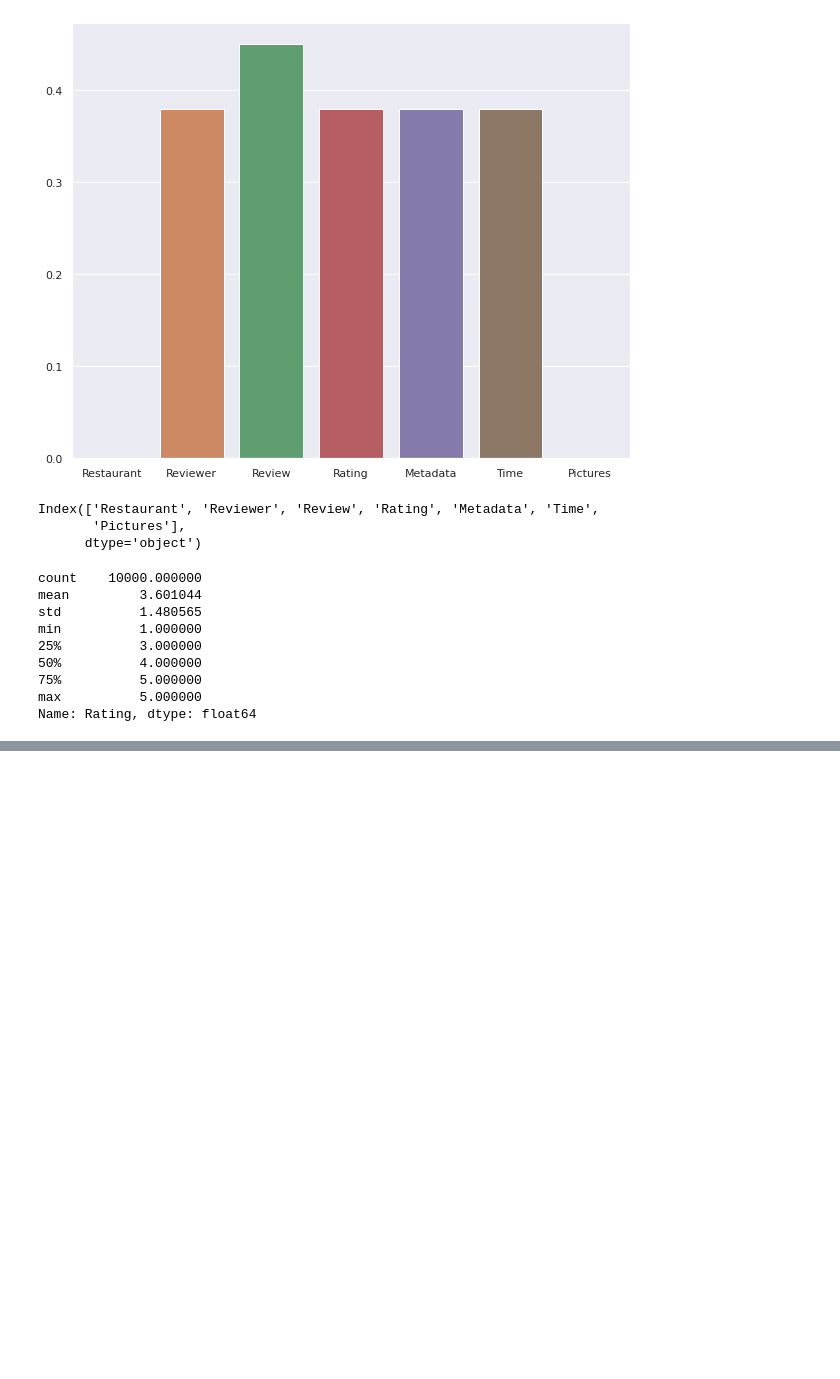
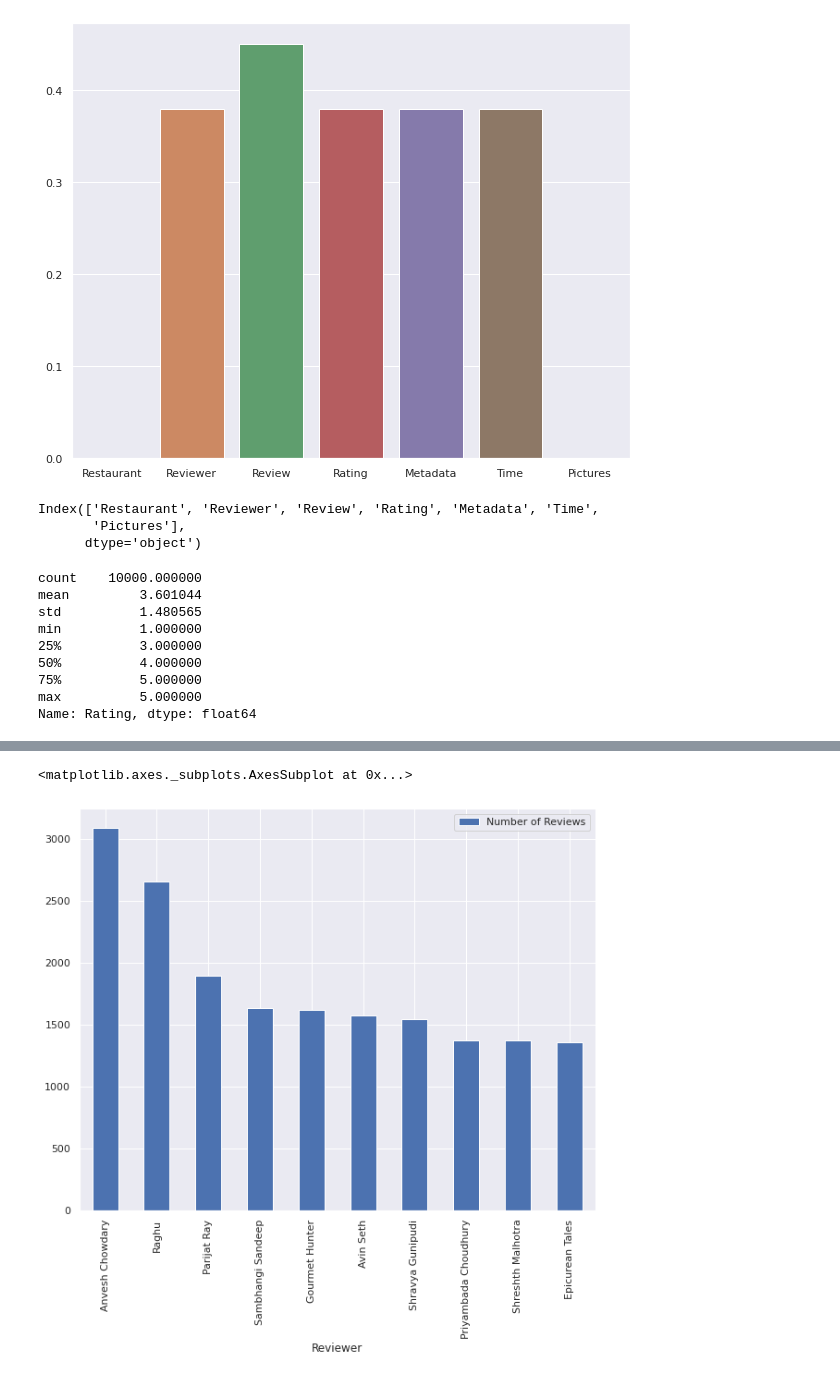
Before and after one commit to dkd99/ZOMATO-RESTAURANT-CLUSTERING-AND-SENTIMENT-ANALYSIS, a Jupyter notebook: ZOMATO_RESTAURANT_CLUSTERING_AND_SENTIMENT_ANALYSIS.ipynb, the cells around one changed output, grey strips where cells are left out. Saved outputs shown, nothing was run; the diff lists cells and outputs as text; code cells hidden in the pictures; blank space fills up the shorter version.

```diff
--- a/ZOMATO_RESTAURANT_CLUSTERING_AND_SENTIMENT_ANALYSIS.ipynb
+++ b/ZOMATO_RESTAURANT_CLUSTERING_AND_SENTIMENT_ANALYSIS.ipynb
@@ -487,0 +532,3 @@ Name: Rating, dtype: float64
+# %%
+df_rev['Number of Reviews'] = pd.to_numeric(df_rev['Number of Reviews'].str.split(' ').str[0])
+df_rev['Followers'] = pd.to_numeric(df_rev['Followers'].str.split(' ').str[1])
@@ -487,0 +544,5 @@ Name: Rating, dtype: float64
+# %%
+df_rev.groupby(['Reviewer']).aggregate({'Number of Reviews':'sum'}).sort_values('Number of Reviews',ascending=False)[:10].plot(kind='bar')
+# %% [output]
+<matplotlib.axes._subplots.AxesSubplot at 0x...>
+[figure, added]
```
Also changed, not shown: parts of 23 cells of this notebook.
